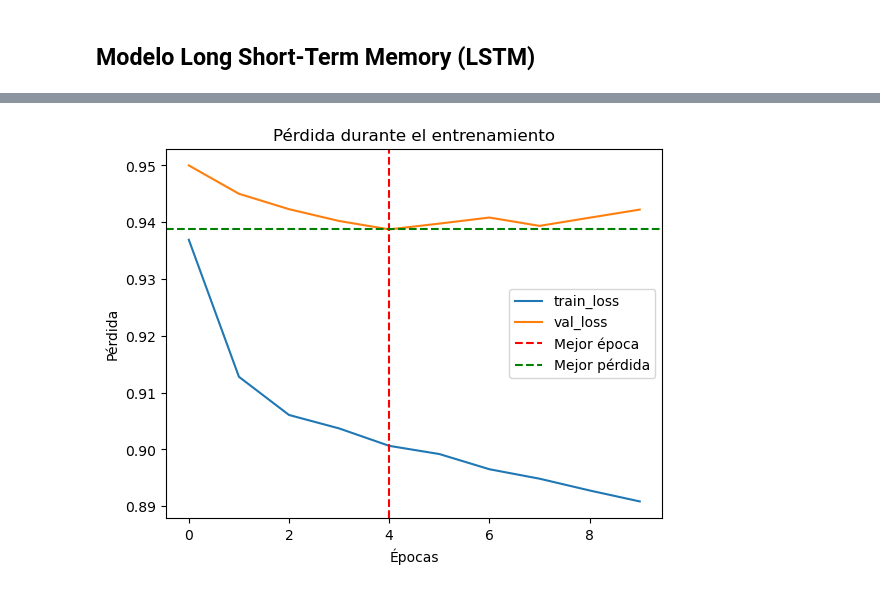
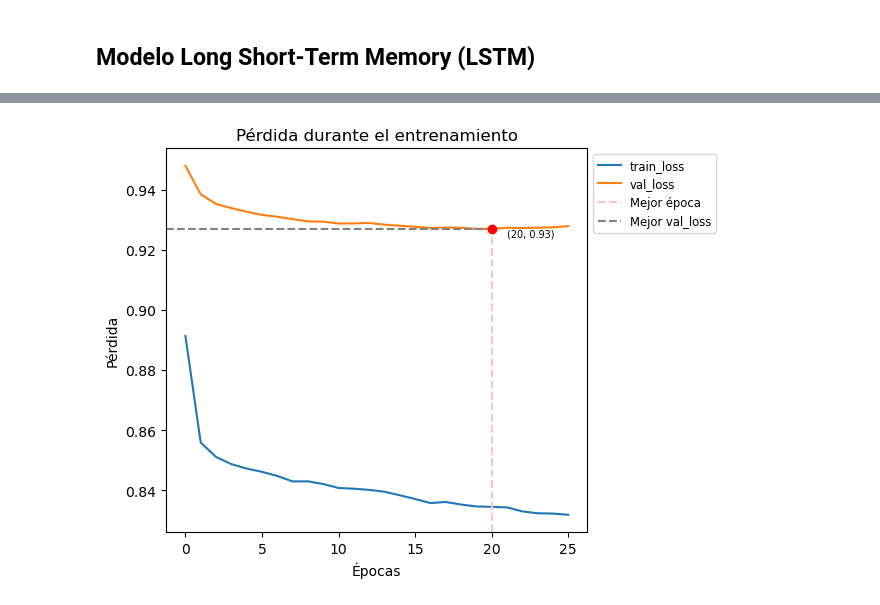
Before and after one commit to IFTrejoM/Binance-price-volatility-predictions-LSTM, a Jupyter notebook: binance.ipynb, the cells around one changed output, grey strips where cells are left out. Saved outputs shown, nothing was run; the diff lists cells and outputs as text; code cells hidden in the pictures.

Commit message:
Target variable transformation and other small improvements on LSTM model outcome

```diff
--- a/binance.ipynb
+++ b/binance.ipynb
@@ -604,12 +654,12 @@ from statsmodels.graphics.tsaplots import plot_acf, plot_pacf
 ## Modelo Long Short-Term Memory (LSTM)
 # %%
 # Utilizar la función filtro de variables con Lasso y Ridge:
-L1_L2_X = select_features_from_regularization(
+L1L2_X = select_features_from_regularization(
     regularization_coefs, # Matriz de coeficientes de regularización
     lasso_threshold=0.02, # 0.02
     ridge_threshold=0.02 # 0.02
     )
 
 # Revisar las variables seleccionadas:
-L1_L2_X
+L1L2_X
 # %% [output]
@@ -668,7 +721,7 @@ Index(['imbalance_3', 'ask_total_size', 'buy_10s_volume_ma_10',
       dtype='object')
 # %%
 # Dividir los datos en entrenamiento (85% del total) y prueba (15% del total)
-train_size = int(len(X_scaled) * 0.85)
+train_size = int(len(X_scaled) * 0.90)
 X_train, X_test = X_scaled[:train_size], X_scaled[train_size:]
 Y_train, Y_test = Y_scaled[:train_size], Y_scaled[train_size:]
 
@@ -789,39 +844,49 @@ Epoch 10: early stopping
 # %%
-# Guardar el modelo completo en formato HDF5:
-lstm_model.save('trained_models/lstm_model_4.h5')
+# import json
 
-# Guardar la historia como pickle:
-with open('trained_models/train_history_4.pkl', 'wb') as file:
-    pickle.dump(train_history.history, file)
+# # Guardar el modelo completo en formato HDF5:
+# lstm_model.save('trained_models/lstm_model_5.h5')
+
+# # Guardar la historia como JSON:
+# with open('trained_models/train_history_5.json', 'w') as file:
+#     json.dump(train_history.history, file)
 # %%
 # Cargar modelo guardado:
-lstm_model = load_model('trained_models/lstm_model_4.h5')
+lstm_model = load_model('trained_models/lstm_model_5.h5')
 
-# Cargar la historia:
-with open('trained_models/train_history_4.pkl', 'rb') as file:
-    train_history = pickle.load(file)
+# Cargar la historia desde JSON:
+with open('trained_models/train_history_5.json', 'r') as file:
+    train_history = json.load(file)
 # %%
 train_history_df = pd.DataFrame(train_history)
 
 # Plotear los resultados del entrenamiento:
 plt.plot(train_history_df['loss'], label='train_loss')
 plt.plot(train_history_df['val_loss'], label='val_loss')
 
 # Obtener el índice (época) del mejor valor de pérdida de validación
 best_epoch = train_history_df['val_loss'].idxmin()
 best_loss = train_history_df['val_loss'].min()
 
-# Agregar líneas punteadas al gráfico
-plt.axvline(x=best_epoch, color='r', linestyle='--', label='Mejor época')
-plt.axhline(y=best_loss, color='g', linestyle='--', label='Mejor pérdida')
+# Agregar líneas punteadas a la coordenada de mejores época y val_loss
+y_ratio = best_loss / plt.ylim()[1]
+plt.axvline(x=best_epoch, color='pink', linestyle='--',
+            ymax=(best_loss - plt.ylim()[0]) / (plt.ylim()[1] - plt.ylim()[0]), label='Mejor época')
+plt.axhline(y=best_loss, color='gray', linestyle='--', xmax=best_epoch/plt.xlim()[1], label='Mejor val_loss')
+plt.plot(best_epoch, best_loss, 'ro')
+
+# Mostrar los valores de mejor época y mejor pérdida como coordenadas
+plt.text(best_epoch + 1, best_loss, f'({best_epoch}, {best_loss:.2f})',
+         color='black', verticalalignment='top', horizontalalignment='left', fontsize=7)
 
 plt.title('Pérdida durante el entrenamiento')
 plt.xlabel('Épocas')
 plt.ylabel('Pérdida')
-plt.legend()
+plt.legend(loc='upper left', bbox_to_anchor=(1, 1), fontsize='small')
+plt.tight_layout()
 plt.show()
 # %% [output]
-[figure, old version]
+[figure, new version]
 # %%
 # Hacer predicciones
 Y_pred = lstm_model.predict(X_test)
```
Also changed, not shown: parts of 27 cells of this notebook, 14 other files.
